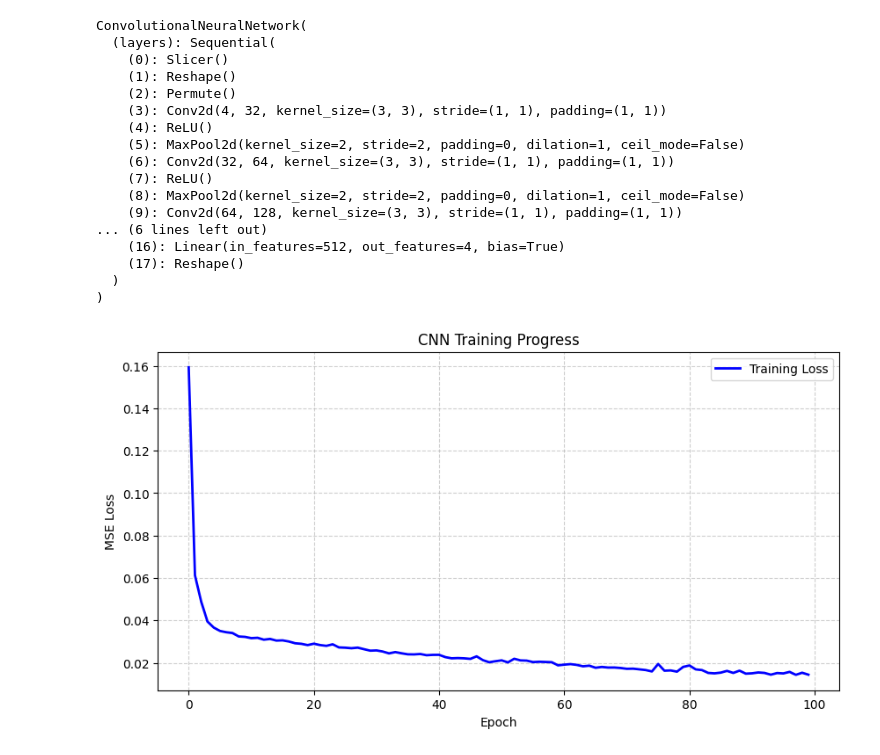
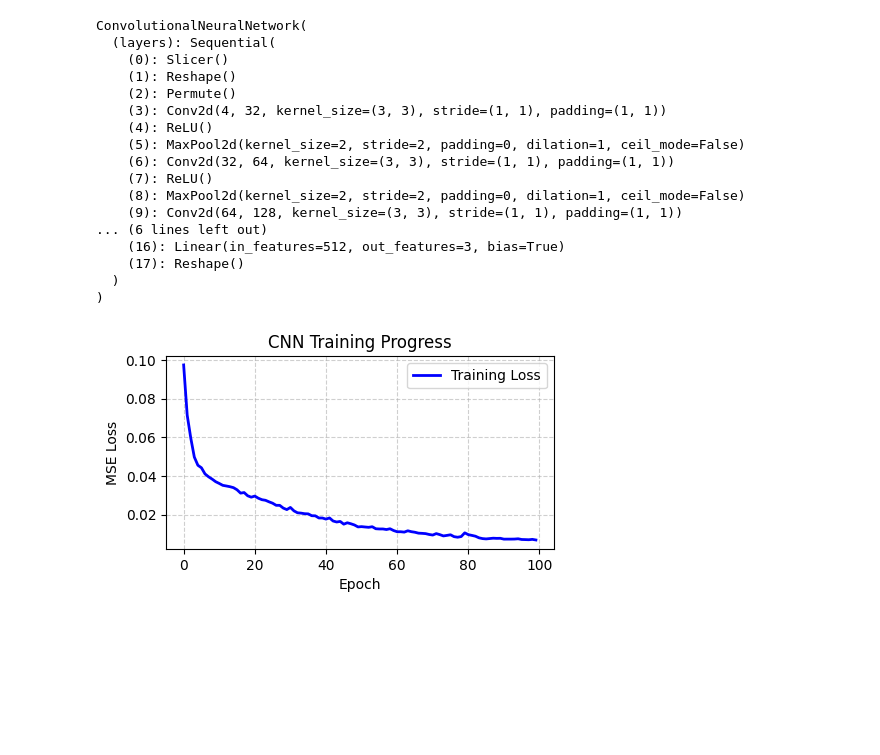
Before and after one commit to RobertDeLaCruzNEU/CS7180-Final, a Jupyter notebook: models/rnn-example.ipynb, the cells around one changed output. Drawn from its saved outputs; the diff is of its cells as text; code cells hidden in the pictures; blank space fills up the shorter version.

Commit message:
Behaviour model final

```diff
--- a/models/rnn-example.ipynb
+++ b/models/rnn-example.ipynb
@@ -11,5 +17,6 @@ data = np.memmap(path, dtype='float16', mode='r', shape=(3810, 5, 128, 128, 13))
 
 X = data[:, :, :, :, :8]   # Shape (N, 5, 128, 128, 4), where 4 is the 3 color channels + the cls pedestrian or traffic light
 y = data[:, :, 0, 0, 8:12] # Shape (N, 5, 5*), where 5* is the 4 of behavioural features + 5th is GPS speed
+y = data[:, :, 0, 0, [8,10,11]] # Shape (N, 5, 5*), where 5* is the 4 of behavioural features + 5th is GPS speed
 
 X_train, X_test, y_train, y_test = train_test_split(X, y, test_size=0.2, random_state=42)
@@ -16,50 +62,50 @@ X_train, X_test, y_train, y_test = train_test_split(X, y, test_size=0.2, random_
 # %%
 
-layers = [
-    # Get the first 4 channels (RGB + pedestrian/traffic light)
-    Slicer((slice(None), slice(None), slice(None), slice(None), slice(0, 4))),
-    Reshape((-1, 128, 128, 4)),
-    Permute((0, 3, 1, 2)),
 
-    # Layer 1: Input is (8, 128, 128)
-    nn.Conv2d(4, 32, kernel_size=3, padding=1),
-    nn.ReLU(),
-    nn.MaxPool2d(2), # Output: (32, 64, 64)
+cnn_traffic_behaviour = ConvolutionalNeuralNetwork(
+    layers=[
+        # Get the first 4 channels (RGB + pedestrian/traffic light)
+        Slicer((slice(None), slice(None), slice(None), slice(None), slice(0, 4))),
+        Reshape((-1, 128, 128, 4)),
+        Permute((0, 3, 1, 2)),
 
-    # Layer 2
-    nn.Conv2d(32, 64, kernel_size=3, padding=1),
-    nn.ReLU(),
-    nn.MaxPool2d(2), # Output: (64, 32, 32)
+        # Layer 1: Input is (8, 128, 128)
+        nn.Conv2d(4, 32, kernel_size=3, padding=1),
+        nn.ReLU(),
+        nn.MaxPool2d(2), # Output: (32, 64, 64)
 
-    # Layer 3
-    nn.Conv2d(64, 128, kernel_size=3, padding=1),
-    nn.ReLU(),
-    nn.MaxPool2d(2), # Output: (128, 16, 16)
+        # Layer 2
+        nn.Conv2d(32, 64, kernel_size=3, padding=1),
+        nn.ReLU(),
+        nn.MaxPool2d(2), # Output: (64, 32, 32)
 
-    # Layer 4: Flatten for the dense layers
-    nn.Flatten(), # Output: 128 * 16 * 16 = 32768
+        # Layer 3
+        nn.Conv2d(64, 128, kernel_size=3, padding=1),
+        nn.ReLU(),
+        nn.MaxPool2d(2), # Output: (128, 16, 16)
 
-    # Layer 5: Fully Connected
-    nn.Linear(32768, 512),
-    nn.ReLU(),
-    nn.Dropout(0.3), # Prevent overfitting on small pedestrian crops
+        # Layer 4: Flatten for the dense layers
+        nn.Flatten(), # Output: 128 * 16 * 16 = 32768
 
-    # Layer 6: Regression Head
-    nn.Linear(512, 4),
+        # Layer 5: Fully Connected
+        nn.Linear(32768, 512),
+        nn.ReLU(),
+        nn.Dropout(0.3), # Prevent overfitting on small pedestrian crops
 
-    Reshape((-1, 5, 4))
-]
+        # Layer 6: Regression Head
+        nn.Linear(512, 3),
 
-model = ConvolutionalNeuralNetwork(
-    layers=layers,
+        Reshape((-1, 5, 3))
+    ],
     epoch=100,
-    learning_rate=0.001,
+    learning_rate=0.0001,
     batch_size=100,
     criterion='MSELoss',
     passthrough=slice(4, 8)
 )
 
-model.fit(X_train, y_train)
+
+cnn_traffic_behaviour.fit(X_train, y_train)
 # %% [output]
 ConvolutionalNeuralNetwork(
   (layers): Sequential(
@@ -74,21 +120,21 @@ ConvolutionalNeuralNetwork(
     (8): MaxPool2d(kernel_size=2, stride=2, padding=0, dilation=1, ceil_mode=False)
     (9): Conv2d(64, 128, kernel_size=(3, 3), stride=(1, 1), padding=(1, 1))
 ... (6 lines left out)
-    (16): Linear(in_features=512, out_features=4, bias=True)
+    (16): Linear(in_features=512, out_features=3, bias=True)
     (17): Reshape()
   )
 )
 # %%
 import matplotlib.pyplot as plt
 
-plt.figure(figsize=(10, 5))
-plt.plot(model.losses, label='Training Loss', color='blue', linewidth=2)
+plt.figure(figsize=(5, 2.5))
+plt.plot(cnn_traffic_behaviour.losses, label='Training Loss', color='blue', linewidth=2)
 plt.title('CNN Training Progress')
 plt.xlabel('Epoch')
 plt.ylabel('MSE Loss')
 plt.grid(True, linestyle='--', alpha=0.6)
 plt.legend()
 plt.show()
 # %% [output]
-[figure, old version]
+[figure, new version]
 # %%
```
Also changed, not shown: parts of 9 cells of this notebook.
